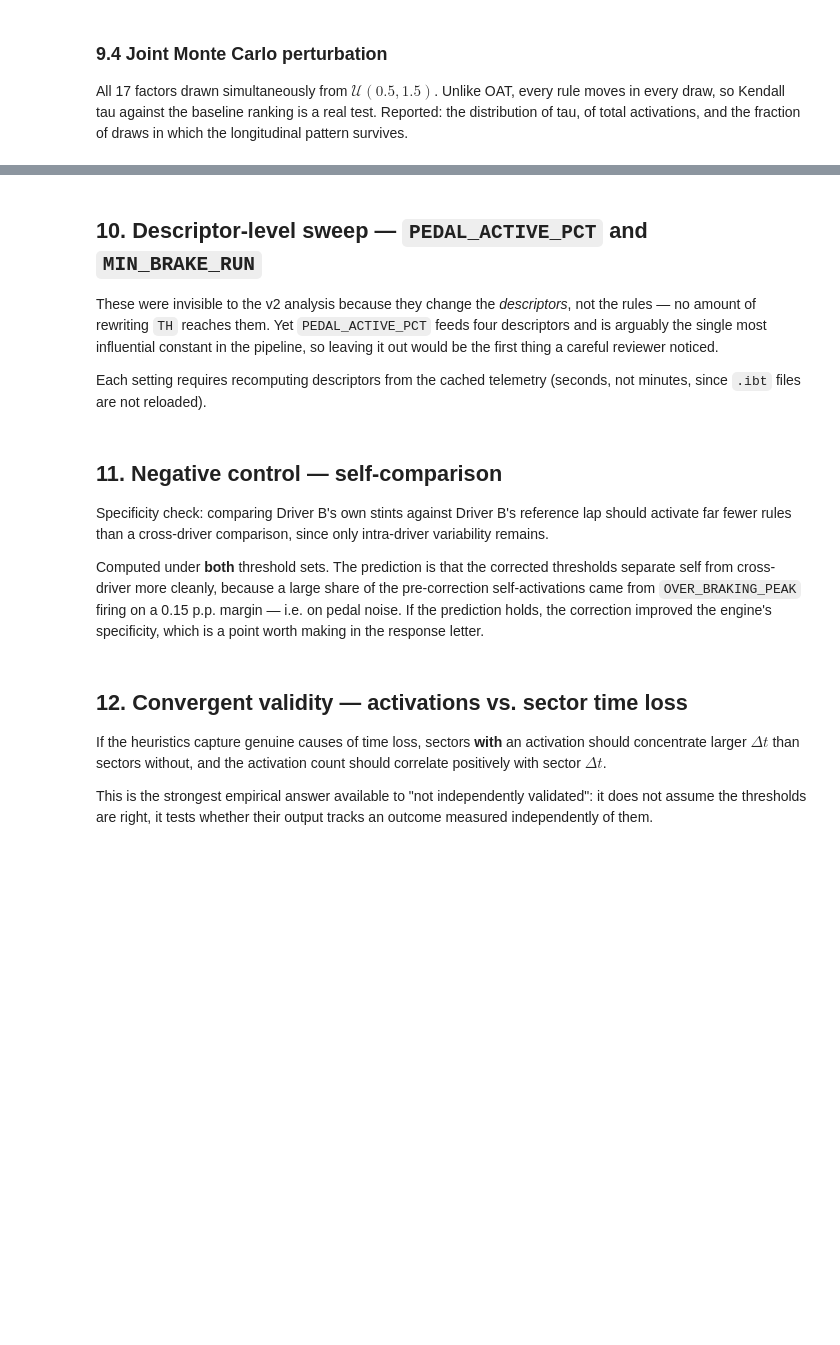
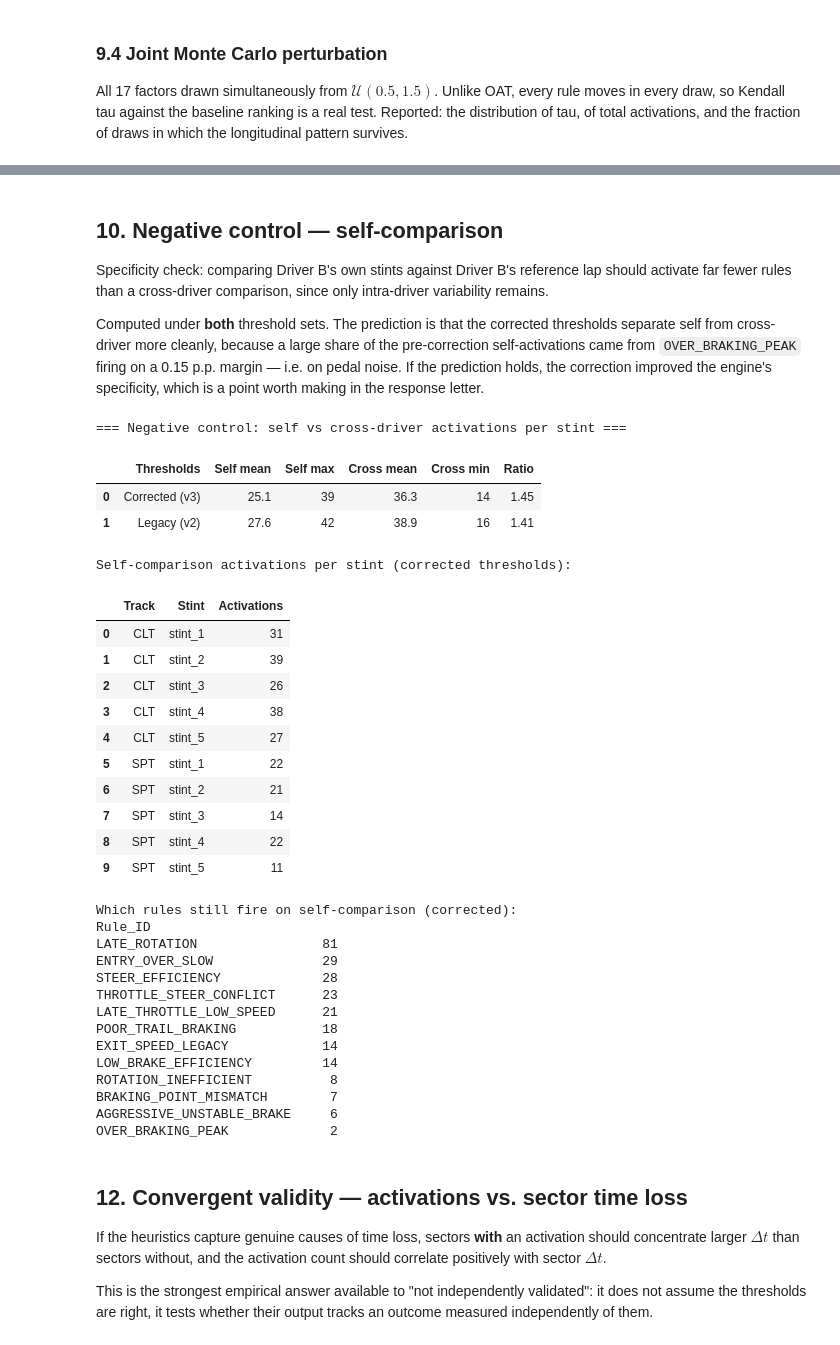
Before and after one commit to conect2ai/Racing4all, a Jupyter notebook: Iracing/Notebooks/heuristics_activation_pipeline_v2.ipynb, the cells around one changed output, grey strips where cells are left out. Saved outputs shown, nothing was run; the diff lists cells and outputs as text; code cells hidden in the pictures; blank space fills up the shorter version.

```diff
--- a/Iracing/Notebooks/heuristics_activation_pipeline_v2.ipynb
+++ b/Iracing/Notebooks/heuristics_activation_pipeline_v2.ipynb
@@ -923,10 +1043,0 @@ plt.show()
-# %% [markdown]
-## 10. Descriptor-level sweep — `PEDAL_ACTIVE_PCT` and `MIN_BRAKE_RUN`
-
-These were invisible to the v2 analysis because they change the *descriptors*, not the
-rules — no amount of rewriting `TH` reaches them. Yet `PEDAL_ACTIVE_PCT` feeds four
-descriptors and is arguably the single most influential constant in the pipeline, so
-leaving it out would be the first thing a careful reviewer noticed.
-
-Each setting requires recomputing descriptors from the cached telemetry (seconds, not
-minutes, since `.ibt` files are not reloaded).
@@ -987,5 +1044,5 @@ plt.show()
 # %% [markdown]
-## 11. Negative control — self-comparison
+## 10. Negative control — self-comparison
 
 Specificity check: comparing Driver B's own stints against Driver B's reference lap
 should activate far fewer rules than a cross-driver comparison, since only
@@ -1022,34 +1079,64 @@ def self_pair_cache(dp):
             heur_t = compute_sector_heuristics(interp_t, edges, dp)
             out[(TRACK_SHORT[track], SELF["label"], stint)] = (heur_ref, heur_t)
     return build_pair_cache(out)
 
 
 rows = []
 for tag, dp, spec in (("Corrected (v3)", DESC_SPEC, THRESHOLD_SPEC),
                       ("Legacy (v2)",    DESC_LEGACY, THRESHOLD_SPEC_LEGACY)):
     pc     = self_pair_cache(dp)
     df_s   = evaluate_rules(pc, thresholds_at(spec=spec))
     self_t = df_s.groupby(["Track", "Stint"])["Fired"].sum()
     cross  = (df_sector if tag.startswith("Corrected") else df_legacy)
     cross_t = cross.groupby(["Track", "Comparison", "Stint"])["Fired"].sum()
     rows.append({"Thresholds": tag,
                  "Self mean":  round(self_t.mean(), 1),
                  "Self max":   int(self_t.max()),
                  "Cross mean": round(cross_t.mean(), 1),
                  "Cross min":  int(cross_t.min()),
                  "Ratio":      round(cross_t.mean() / max(self_t.mean(), 1e-9), 2)})
     if tag.startswith("Corrected"):
         df_self_detail = self_t.reset_index(name="Activations")
         df_self_rules  = df_s.groupby("Rule_ID")["Fired"].sum().sort_values(ascending=False)
 
 df_ctrl = pd.DataFrame(rows)
 print("=== Negative control: self vs cross-driver activations per stint ===")
 display(df_ctrl)
 print("\nSelf-comparison activations per stint (corrected thresholds):")
 display(df_self_detail)
 print("\nWhich rules still fire on self-comparison (corrected):")
 print(df_self_rules.astype(int).to_string())
-df_ctrl.to_csv(SAVE_DIR / "negative_control_summary.csv", index=False)
+# %% [output]
+=== Negative control: self vs cross-driver activations per stint ===
+|  | Thresholds | Self mean | Self max | Cross mean | Cross min | Ratio |
+| 0 | Corrected (v3) | 25.1 | 39 | 36.3 | 14 | 1.45 |
+| 1 | Legacy (v2) | 27.6 | 42 | 38.9 | 16 | 1.41 |
+Self-comparison activations per stint (corrected thresholds):
+|  | Track | Stint | Activations |
+| 0 | CLT | stint_1 | 31 |
+| 1 | CLT | stint_2 | 39 |
+| 2 | CLT | stint_3 | 26 |
+| 3 | CLT | stint_4 | 38 |
+| 4 | CLT | stint_5 | 27 |
+| 5 | SPT | stint_1 | 22 |
+| 6 | SPT | stint_2 | 21 |
+| 7 | SPT | stint_3 | 14 |
+| 8 | SPT | stint_4 | 22 |
+| 9 | SPT | stint_5 | 11 |
+Which rules still fire on self-comparison (corrected):
+Rule_ID
+LATE_ROTATION                81
+ENTRY_OVER_SLOW              29
+STEER_EFFICIENCY             28
+THROTTLE_STEER_CONFLICT      23
+LATE_THROTTLE_LOW_SPEED      21
+POOR_TRAIL_BRAKING           18
+EXIT_SPEED_LEGACY            14
+LOW_BRAKE_EFFICIENCY         14
+ROTATION_INEFFICIENT          8
+BRAKING_POINT_MISMATCH        7
+AGGRESSIVE_UNSTABLE_BRAKE     6
+OVER_BRAKING_PEAK             2
 # %% [markdown]
 ## 12. Convergent validity — activations vs. sector time loss
 
```
Also changed, not shown: parts of 20 cells of this notebook.
